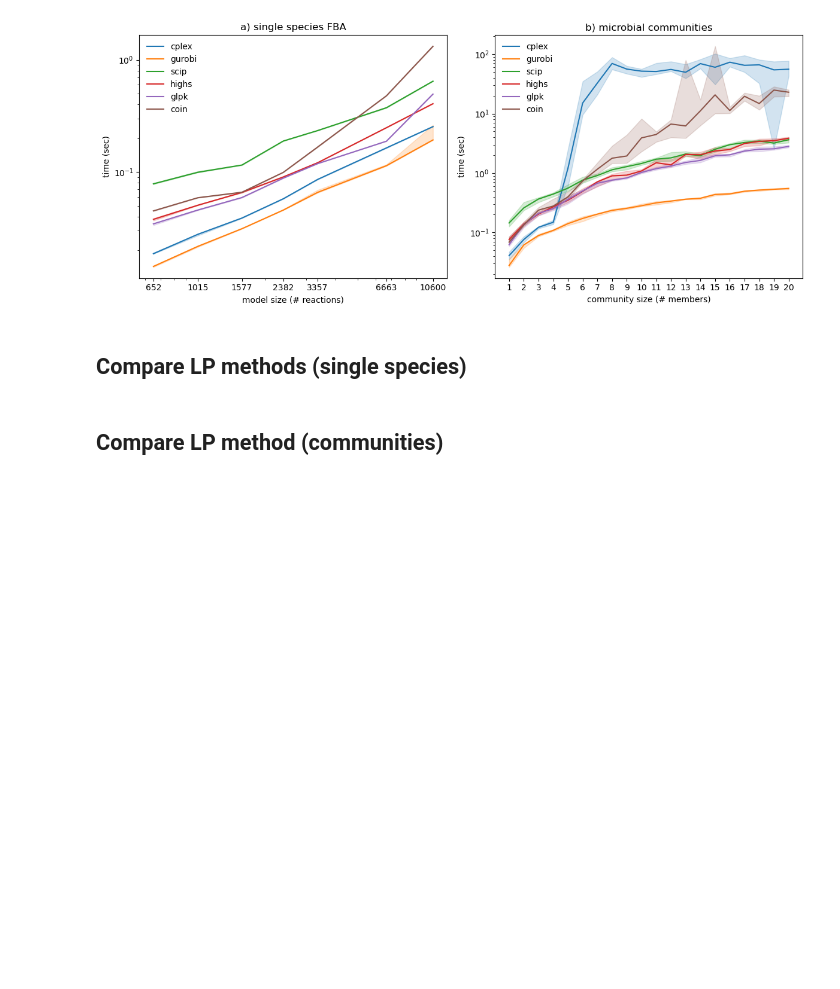
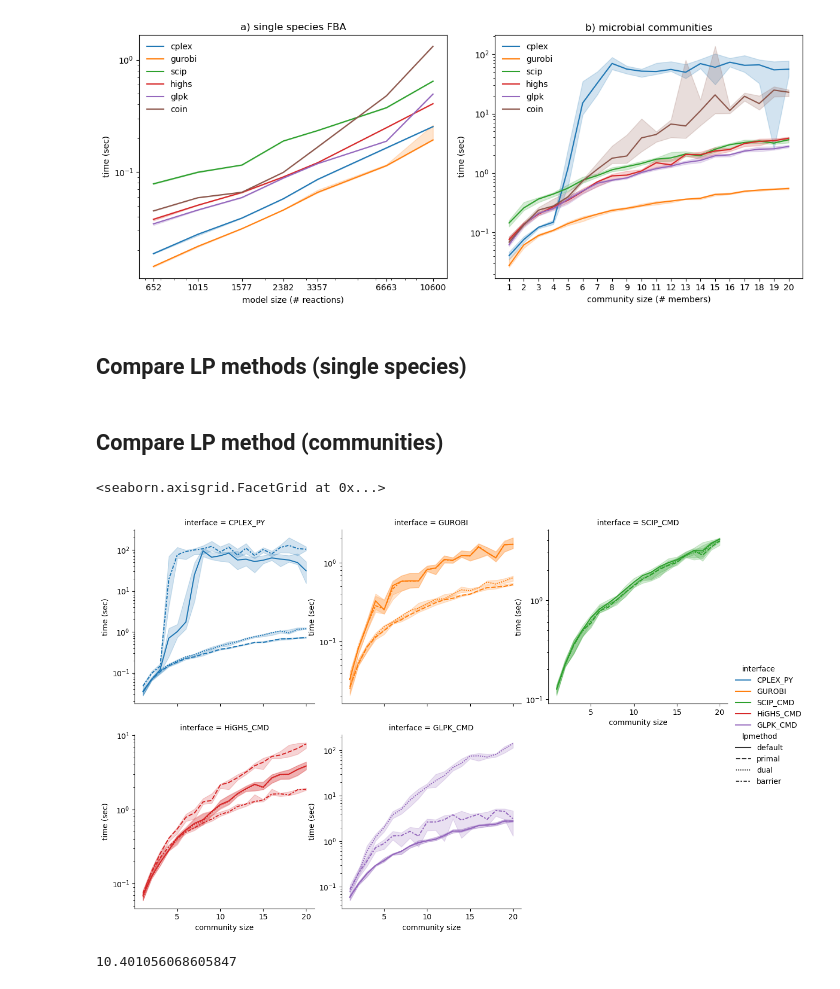
Before and after one commit to cdanielmachado/solver_benchmark, a Jupyter notebook: notebooks/LP_results.ipynb, the cells around one changed output. Cells and saved outputs as stored; diff of their text form; code cells hidden in the pictures; blank space fills up the shorter version.

Commit message:
lp methods

```diff
--- a/notebooks/LP_results.ipynb
+++ b/notebooks/LP_results.ipynb
@@ -79,3 +79,16 @@ grid = sns.relplot(data=df4, kind='line', x="size", y="time", col='solver', col_
 grid.set(yscale = 'log',  xlabel='community size', ylabel='time (sec)')
 
 #plt.savefig('../figures/lpmethods_community.tiff', dpi=300)
+# %%
+df = pd.read_csv('../results/lp_methods_tmp.tsv', sep='\t')
+# %%
+grid = sns.relplot(data=df, kind='line', x="size", y="time", col='interface', col_wrap=3, hue='interface', style='lpmethod',
+                   facet_kws={'sharey': False}, estimator="median", errorbar=("pi", 50), height=4)
+grid.set(yscale = 'log',  xlabel='community size', ylabel='time (sec)')
+# %% [output]
+<seaborn.axisgrid.FacetGrid at 0x...>
+[figure, added]
+# %%
+df['time'].sum() / 3600
+# %% [output]
+10.401056068605847
```
Also changed, not shown: 4 other files.
